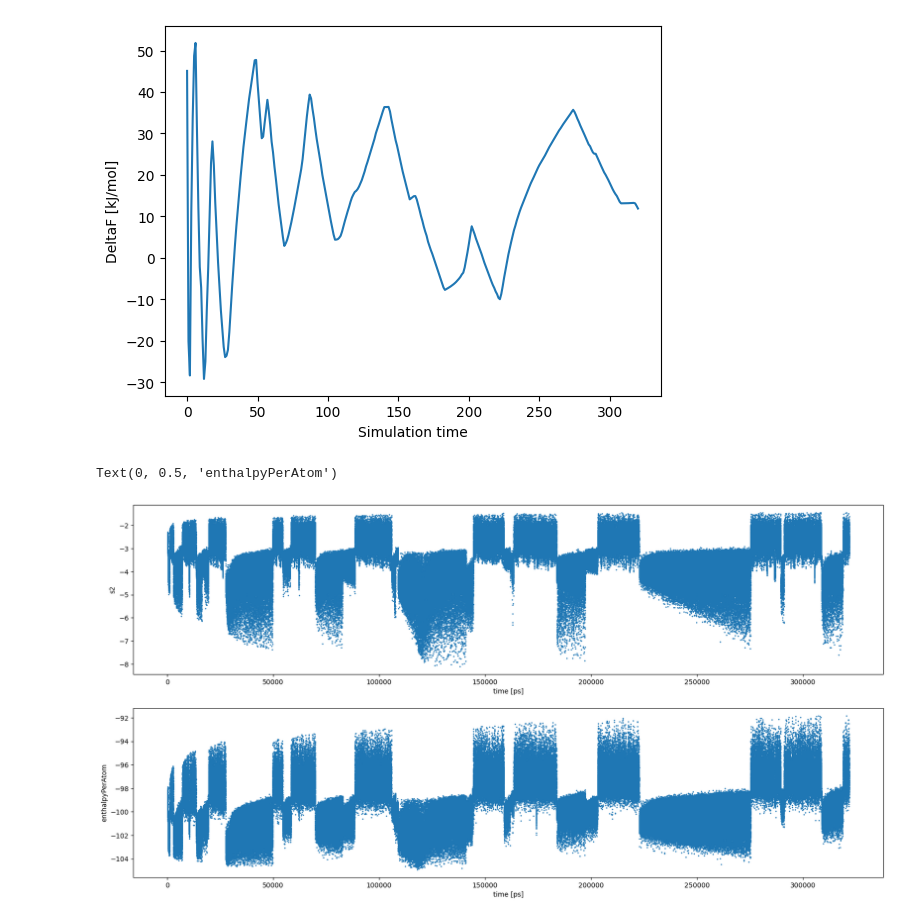
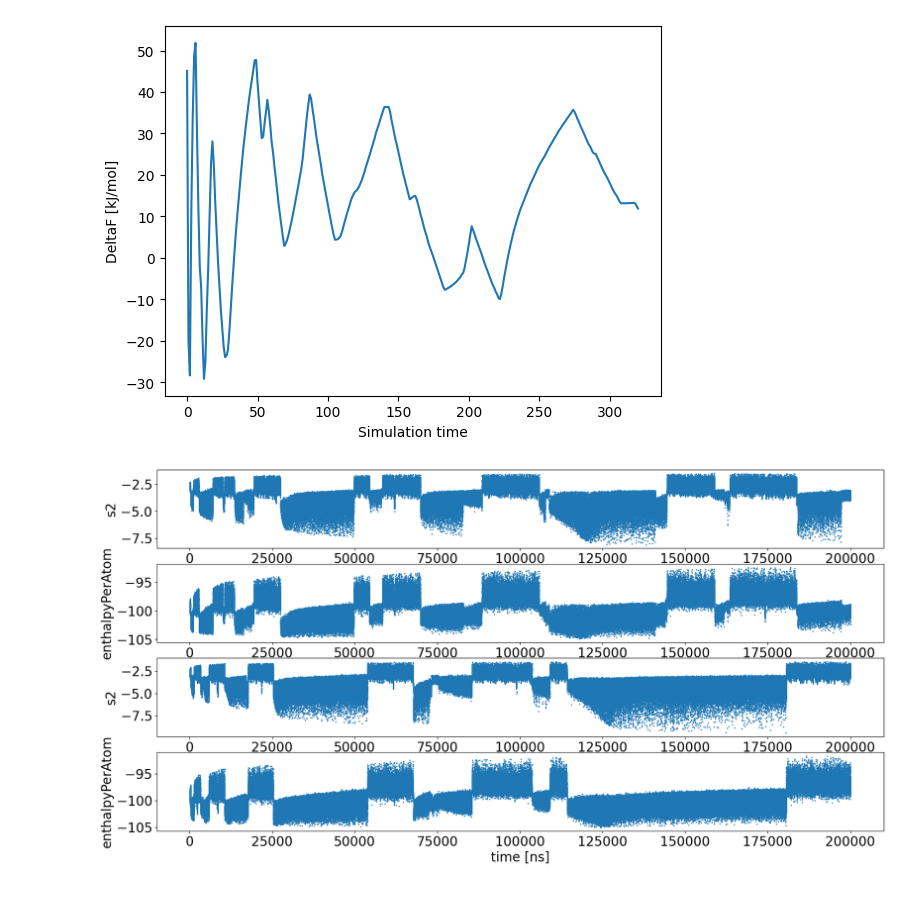
Before and after one commit to yaminbens/Proj23, a Jupyter notebook: Entropy-Enthalpy.ipynb, the cells around one changed output. Saved outputs shown, nothing was run; the diff lists cells and outputs as text; code cells hidden in the pictures.

```diff
--- a/Entropy-Enthalpy.ipynb
+++ b/Entropy-Enthalpy.ipynb
@@ -226,20 +263,36 @@ plt.ylabel("DeltaF [kJ/mol]")
 Text(0, 0.5, 'DeltaF [kJ/mol]')
 [figure]
 # %%
-import plumed
-data=plumed.read_as_pandas("../../Vashti/metadNa350/colvar/COLVAR")
+# visualize CV file
+data500=plumed.read_as_pandas("../../Vashti/metadNa350/colvar/COLVAR")
+data200=plumed.read_as_pandas("../../Vashti/metadNa350_300ns_pace200/colvar/COLVAR")
+labels = ['s2', 'ene', 'vol', 'enthalpy', 'enthalpyPerAtom', 'metad.bias', 'metad.rbias', 'metad.rct' ]
+fontsize = 20
+font = {'family': 'sans', 'weight': 'normal', 'size': fontsize}
+rc('font', **font)
 
 fig = plt.figure(figsize=(20, 10))
 
-ax1 = fig.add_subplot(2,1,1)
-plt.plot(data["time"][:],data["s2"][:],'o', ms=1)
-plt.xlabel("time [ps]")
+ax1 = fig.add_subplot(4,1,1)
+plt.plot(data500["time"][:200000],data500["s2"][:200000],'o', ms=1)
+plt.xlabel("time [ns]")
 plt.ylabel("s2")
 
-ax1 = fig.add_subplot(2,1,2)
-plt.plot(data["time"][:],data["enthalpyPerAtom"][:],'o', ms=1)
-plt.xlabel("time [ps]")
+ax1 = fig.add_subplot(4,1,2)
+plt.plot(data500["time"][:200000],data500["enthalpyPerAtom"][:200000],'o', ms=1)
+plt.xlabel("time [ns]")
 plt.ylabel("enthalpyPerAtom")
+
+ax1 = fig.add_subplot(4,1,3)
+plt.plot(data200["time"][:200000],data200["s2"][:200000],'o', ms=1)
+plt.xlabel("time [ns]")
+plt.ylabel("s2")
+
+ax1 = fig.add_subplot(4,1,4)
+plt.plot(data200["time"][:200000],data200["enthalpyPerAtom"][:200000],'o', ms=1)
+plt.xlabel("time [ns]")
+plt.ylabel("enthalpyPerAtom")
+
+plt.show()
 # %% [output]
-Text(0, 0.5, 'enthalpyPerAtom')
-[figure, old version]
+[figure, new version]
```
Also changed, not shown: parts of 6 cells of this notebook.
